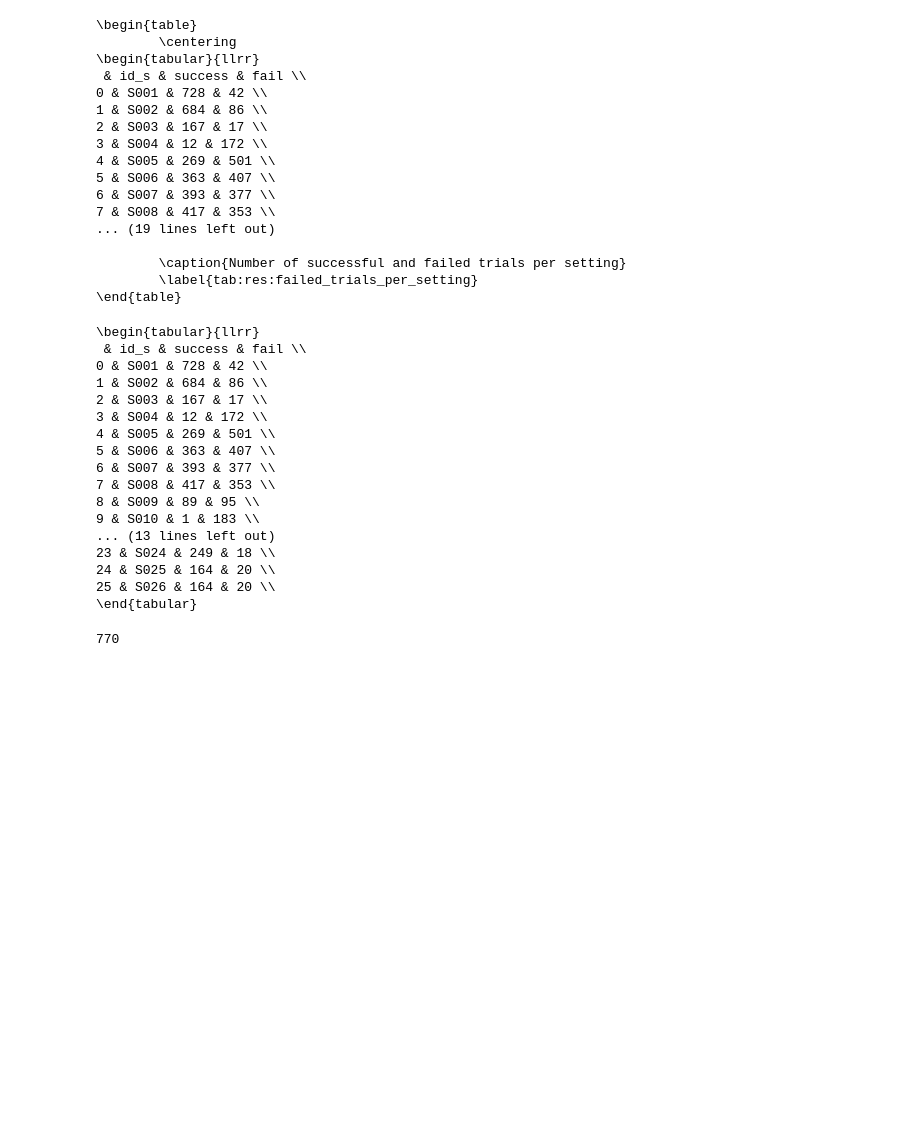
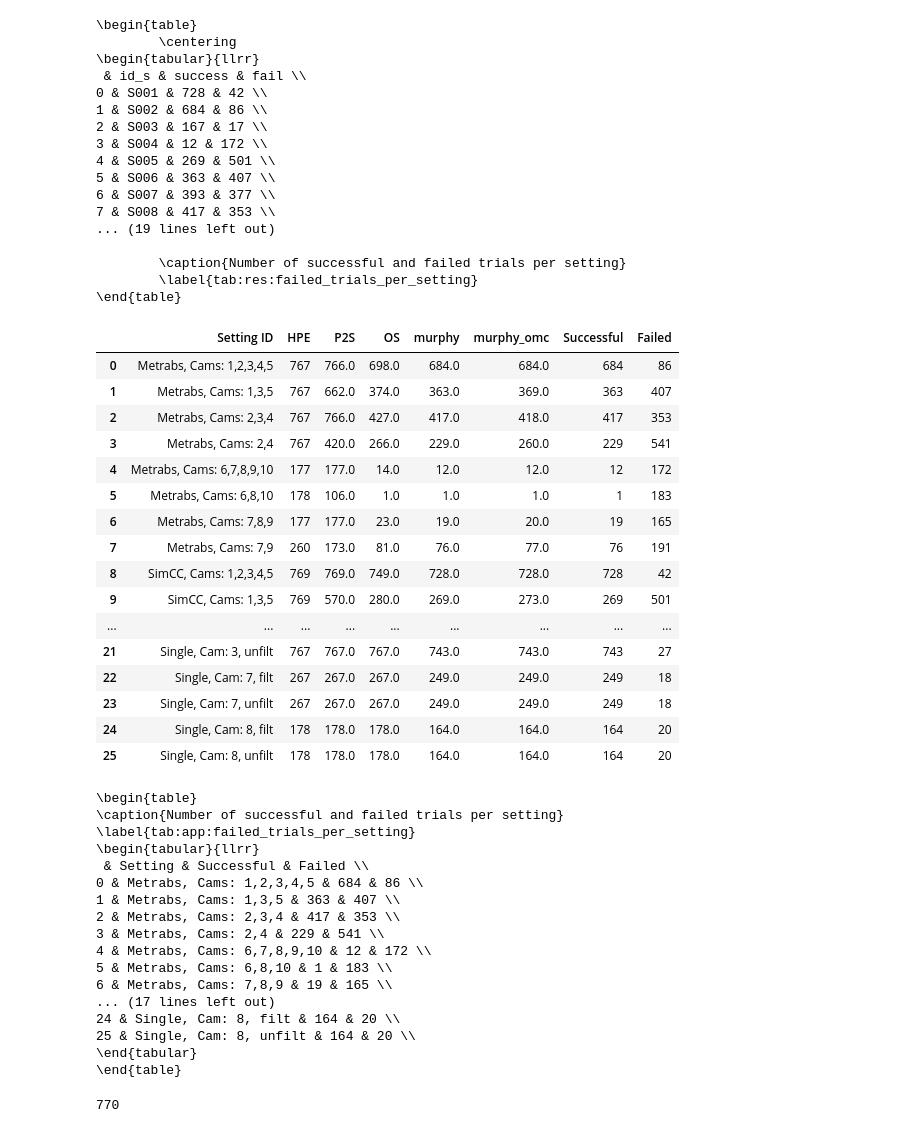
Before and after one commit to j-ullrich/iDrink_MMC_validation, a Jupyter notebook: src/notebooks/Patient_trials_info.ipynb, the cells around one changed output. Saved outputs shown, nothing was run; the diff lists cells and outputs as text; code cells hidden in the pictures; blank space fills up the shorter version.

```diff
--- a/src/notebooks/Patient_trials_info.ipynb
+++ b/src/notebooks/Patient_trials_info.ipynb
@@ -148,26 +149,50 @@ print(r'\end{table}')
         \caption{Number of successful and failed trials per setting}
         \label{tab:res:failed_trials_per_setting}
 \end{table}
+# %%
+df_failed_trials['ids_name'] = df_failed_trials['id_s'].apply(lambda x: get_setting_axis_name(x))
+df_latex = df_failed_trials.groupby(['ids_name'], as_index=False).sum(numeric_only=True).reset_index().rename(columns={'ids_name': 'Setting', 'success': 'Successful', 'fail': 'Failed'})
+df_latex.drop(columns=['index', 'calib_error'], inplace=True)
+# %%
+df_latex
+# %% [output]
+|  | Setting ID | HPE | P2S | OS | murphy | murphy_omc | Successful | Failed |
+| 0 | Metrabs, Cams: 1,2,3,4,5 | 767 | 766.0 | 698.0 | 684.0 | 684.0 | 684 | 86 |
+| 1 | Metrabs, Cams: 1,3,5 | 767 | 662.0 | 374.0 | 363.0 | 369.0 | 363 | 407 |
+| 2 | Metrabs, Cams: 2,3,4 | 767 | 766.0 | 427.0 | 417.0 | 418.0 | 417 | 353 |
+| 3 | Metrabs, Cams: 2,4 | 767 | 420.0 | 266.0 | 229.0 | 260.0 | 229 | 541 |
+| 4 | Metrabs, Cams: 6,7,8,9,10 | 177 | 177.0 | 14.0 | 12.0 | 12.0 | 12 | 172 |
+| 5 | Metrabs, Cams: 6,8,10 | 178 | 106.0 | 1.0 | 1.0 | 1.0 | 1 | 183 |
+| 6 | Metrabs, Cams: 7,8,9 | 177 | 177.0 | 23.0 | 19.0 | 20.0 | 19 | 165 |
+| 7 | Metrabs, Cams: 7,9 | 260 | 173.0 | 81.0 | 76.0 | 77.0 | 76 | 191 |
+| 8 | SimCC, Cams: 1,2,3,4,5 | 769 | 769.0 | 749.0 | 728.0 | 728.0 | 728 | 42 |
+| 9 | SimCC, Cams: 1,3,5 | 769 | 570.0 | 280.0 | 269.0 | 273.0 | 269 | 501 |
+| ... | ... | ... | ... | ... | ... | ... | ... | ... |
+| 21 | Single, Cam: 3, unfilt | 767 | 767.0 | 767.0 | 743.0 | 743.0 | 743 | 27 |
+| 22 | Single, Cam: 7, filt | 267 | 267.0 | 267.0 | 249.0 | 249.0 | 249 | 18 |
+| 23 | Single, Cam: 7, unfilt | 267 | 267.0 | 267.0 | 249.0 | 249.0 | 249 | 18 |
+| 24 | Single, Cam: 8, filt | 178 | 178.0 | 178.0 | 164.0 | 164.0 | 164 | 20 |
+| 25 | Single, Cam: 8, unfilt | 178 | 178.0 | 178.0 | 164.0 | 164.0 | 164 | 20 |
 # %%
-print(df_failed_trials.groupby(['id_s']).sum(numeric_only=True).reset_index()[['id_s', 'success', 'fail',]].style.to_latex())
+print(df_latex[['Setting', 'Successful', 'Failed',]].style.to_latex(caption='Number of successful and failed trials per setting', label='tab:app:failed_trials_per_setting'))
 # %% [output]
+\begin{table}
+\caption{Number of successful and failed trials per setting}
+\label{tab:app:failed_trials_per_setting}
 \begin{tabular}{llrr}
- & id_s & success & fail \\
-0 & S001 & 728 & 42 \\
-1 & S002 & 684 & 86 \\
-2 & S003 & 167 & 17 \\
-3 & S004 & 12 & 172 \\
-4 & S005 & 269 & 501 \\
-5 & S006 & 363 & 407 \\
-6 & S007 & 393 & 377 \\
-7 & S008 & 417 & 353 \\
-8 & S009 & 89 & 95 \\
-9 & S010 & 1 & 183 \\
-... (13 lines left out)
-23 & S024 & 249 & 18 \\
-24 & S025 & 164 & 20 \\
-25 & S026 & 164 & 20 \\
+ & Setting & Successful & Failed \\
+0 & Metrabs, Cams: 1,2,3,4,5 & 684 & 86 \\
+1 & Metrabs, Cams: 1,3,5 & 363 & 407 \\
+2 & Metrabs, Cams: 2,3,4 & 417 & 353 \\
+3 & Metrabs, Cams: 2,4 & 229 & 541 \\
+4 & Metrabs, Cams: 6,7,8,9,10 & 12 & 172 \\
+5 & Metrabs, Cams: 6,8,10 & 1 & 183 \\
+6 & Metrabs, Cams: 7,8,9 & 19 & 165 \\
+... (17 lines left out)
+24 & Single, Cam: 8, filt & 164 & 20 \\
+25 & Single, Cam: 8, unfilt & 164 & 20 \\
 \end{tabular}
+\end{table}
 # %%
 df_to_plot = df_failed_trials.groupby(['id_s']).sum(numeric_only=True).reset_index()[['id_s', 'success', 'fail',]].sort_values(by='fail', ascending=True)
 
```
Also changed, not shown: parts of 6 cells of this notebook, 9 other files.
